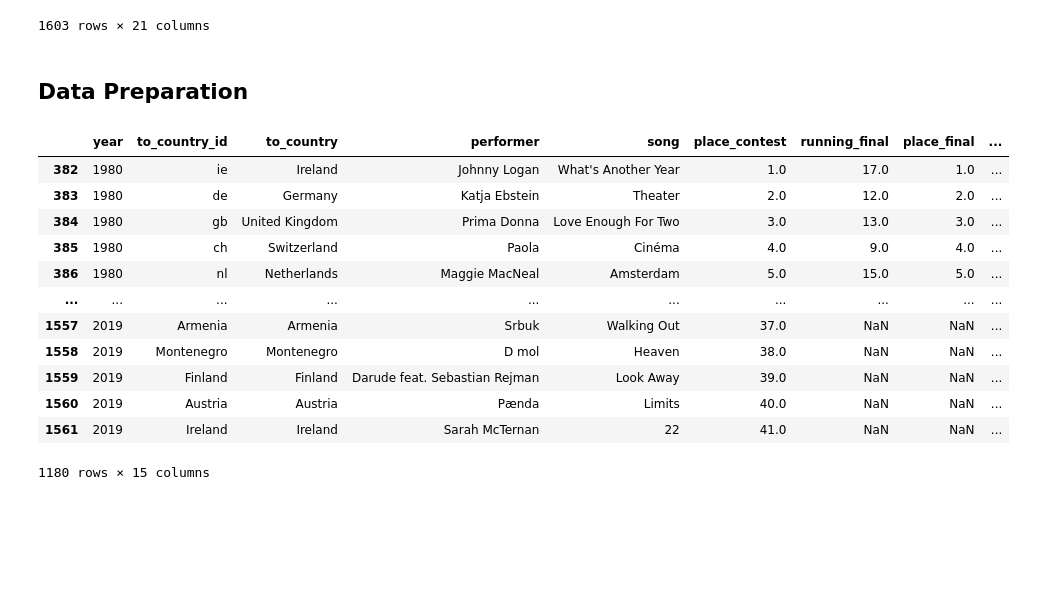
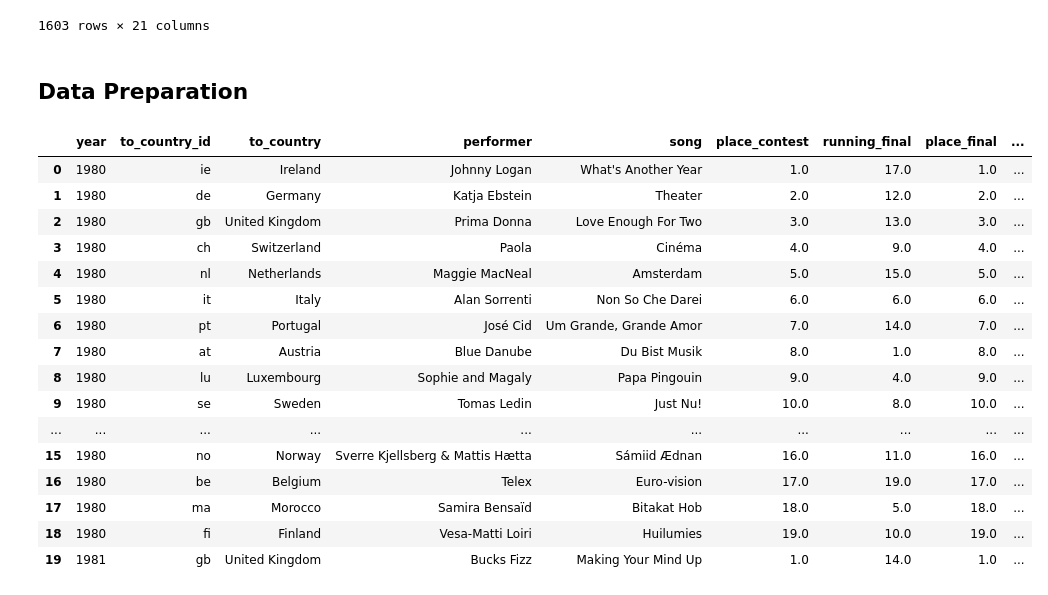
Before and after one commit to MariaKuusvek/Datascience-STM-Project, a Jupyter notebook: Data1.ipynb, the cells around one changed output. Drawn from its saved outputs; the diff is of its cells as text; code cells hidden in the pictures; blank space fills up the shorter version.

```diff
--- a/Data1.ipynb
+++ b/Data1.ipynb
@@ -18,25 +18,32 @@ data
 | 1601 | 2020 | pt | Portugal | Elisa | Medo de sentir | NaN | 2.0 | NaN | ... |
 | 1602 | 2020 | ch | Switzerland | Gjon's Tears | Répondez-moi | NaN | 2.0 | NaN | ... |
 1603 rows × 21 columns
-# %% [markdown]
-## Data Preparation
+# %% [markdown]
+## Data Preparation
 # %%
 data.columns
 data = data.drop(columns=["points_jury_sf", "points_tele_sf", "points_sf", "place_sf", "running_sf", "sf_num"])
 data = data[data["year"] >= 1980]
 data = data[data["year"] != 2020]
-data
+data.to_csv("newContestants.csv", index=False)
-# %% [output]
-|  | year | to_country_id | to_country | performer | song | place_contest | running_final | place_final | ... |
-| 382 | 1980 | ie | Ireland | Johnny Logan | What's Another Year | 1.0 | 17.0 | 1.0 | ... |
-| 383 | 1980 | de | Germany | Katja Ebstein | Theater | 2.0 | 12.0 | 2.0 | ... |
-| 384 | 1980 | gb | United Kingdom | Prima Donna | Love Enough For Two | 3.0 | 13.0 | 3.0 | ... |
-| 385 | 1980 | ch | Switzerland | Paola | Cinéma | 4.0 | 9.0 | 4.0 | ... |
-| 386 | 1980 | nl | Netherlands | Maggie MacNeal | Amsterdam | 5.0 | 15.0 | 5.0 | ... |
-| ... | ... | ... | ... | ... | ... | ... | ... | ... | ... |
-| 1557 | 2019 | Armenia | Armenia | Srbuk | Walking Out | 37.0 | NaN | NaN | ... |
-| 1558 | 2019 | Montenegro | Montenegro | D mol | Heaven | 38.0 | NaN | NaN | ... |
-| 1559 | 2019 | Finland | Finland | Darude feat. Sebastian Rejman | Look Away | 39.0 | NaN | NaN | ... |
-| 1560 | 2019 | Austria | Austria | Pænda | Limits | 40.0 | NaN | NaN | ... |
-| 1561 | 2019 | Ireland | Ireland | Sarah McTernan | 22 | 41.0 | NaN | NaN | ... |
-1180 rows × 15 columns
+# %%
+data = pd.read_csv("newContestants.csv")
+data.iloc[0:20]
+# %% [output]
+|  | year | to_country_id | to_country | performer | song | place_contest | running_final | place_final | ... |
+| 0 | 1980 | ie | Ireland | Johnny Logan | What's Another Year | 1.0 | 17.0 | 1.0 | ... |
+| 1 | 1980 | de | Germany | Katja Ebstein | Theater | 2.0 | 12.0 | 2.0 | ... |
+| 2 | 1980 | gb | United Kingdom | Prima Donna | Love Enough For Two | 3.0 | 13.0 | 3.0 | ... |
+| 3 | 1980 | ch | Switzerland | Paola | Cinéma | 4.0 | 9.0 | 4.0 | ... |
+| 4 | 1980 | nl | Netherlands | Maggie MacNeal | Amsterdam | 5.0 | 15.0 | 5.0 | ... |
+| 5 | 1980 | it | Italy | Alan Sorrenti | Non So Che Darei | 6.0 | 6.0 | 6.0 | ... |
+| 6 | 1980 | pt | Portugal | José Cid | Um Grande, Grande Amor | 7.0 | 14.0 | 7.0 | ... |
+| 7 | 1980 | at | Austria | Blue Danube | Du Bist Musik | 8.0 | 1.0 | 8.0 | ... |
+| 8 | 1980 | lu | Luxembourg | Sophie and Magaly | Papa Pingouin | 9.0 | 4.0 | 9.0 | ... |
+| 9 | 1980 | se | Sweden | Tomas Ledin | Just Nu! | 10.0 | 8.0 | 10.0 | ... |
+| ... | ... | ... | ... | ... | ... | ... | ... | ... | ... |
+| 15 | 1980 | no | Norway | Sverre Kjellsberg & Mattis Hætta | Sámiid Ædnan | 16.0 | 11.0 | 16.0 | ... |
+| 16 | 1980 | be | Belgium | Telex | Euro-vision | 17.0 | 19.0 | 17.0 | ... |
+| 17 | 1980 | ma | Morocco | Samira Bensaïd | Bitakat Hob | 18.0 | 5.0 | 18.0 | ... |
+| 18 | 1980 | fi | Finland | Vesa-Matti Loiri | Huilumies | 19.0 | 10.0 | 19.0 | ... |
+| 19 | 1981 | gb | United Kingdom | Bucks Fizz | Making Your Mind Up | 1.0 | 14.0 | 1.0 | ... |
```
Also changed, not shown: 1 other file.
